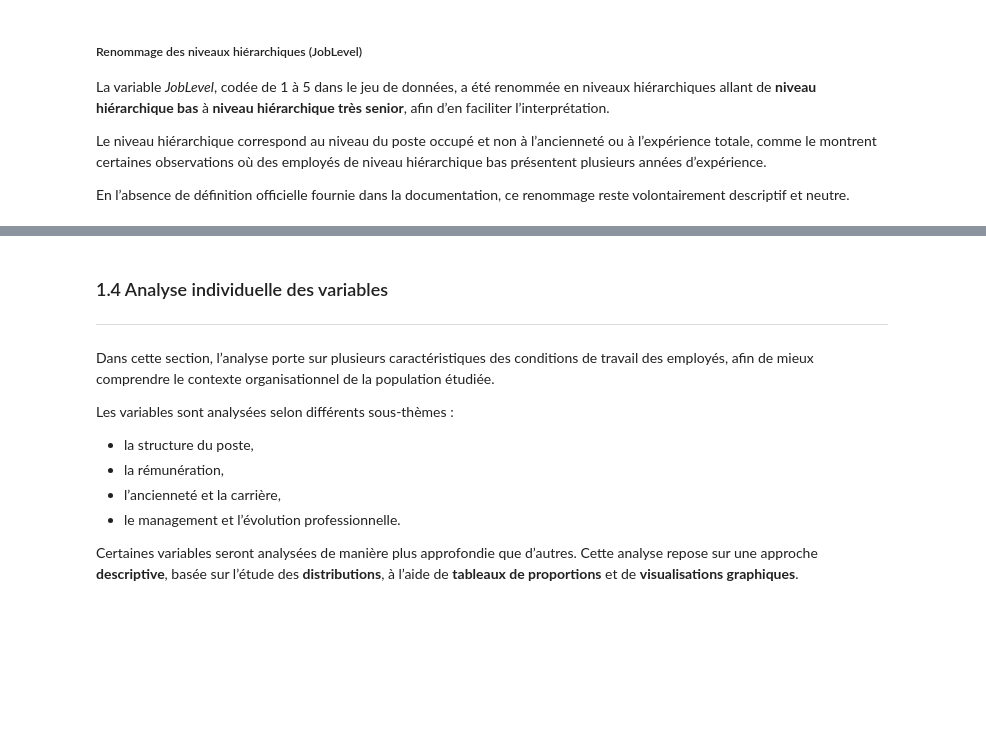
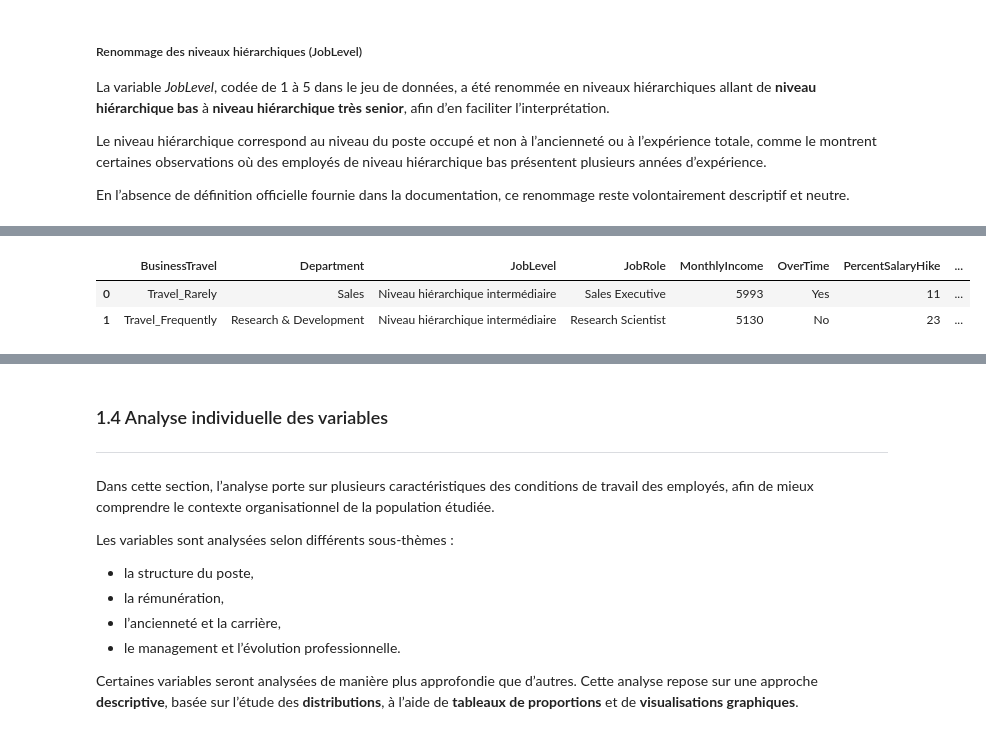
Before and after one commit to Kemuri15/employee-attrition-analysis, a Jupyter notebook: notebooks/04_axes_condition_travail.ipynb, the cells around one changed output, grey strips where cells are left out. Saved outputs shown, nothing was run; the diff lists cells and outputs as text; code cells hidden in the pictures; blank space fills up the shorter version.

```diff
--- a/notebooks/04_axes_condition_travail.ipynb
+++ b/notebooks/04_axes_condition_travail.ipynb
@@ -137,0 +152,12 @@ df_conditions_travail.head()
+# %%
+df_conditions_travail["Tranche_Salaire"]= pd.cut(
+        df_conditions_travail["MonthlyIncome"],
+        bins=[0, 2500, 5000, 7500, 20000],
+        labels=["< 2 500", "2 500 - 5 000", "5 000 - 7 500" , "> 7 500"],
+        ordered=True,
+        include_lowest=True)
+df_conditions_travail.head(2)
+# %% [output]
+|  | BusinessTravel | Department | JobLevel | JobRole | MonthlyIncome | OverTime | PercentSalaryHike | ... |
+| 0 | Travel_Rarely | Sales | Niveau hiérarchique intermédiaire | Sales Executive | 5993 | Yes | 11 | ... |
+| 1 | Travel_Frequently | Research & Development | Niveau hiérarchique intermédiaire | Research Scientist | 5130 | No | 23 | ... |
```
Also changed, not shown: parts of 26 cells of this notebook.
